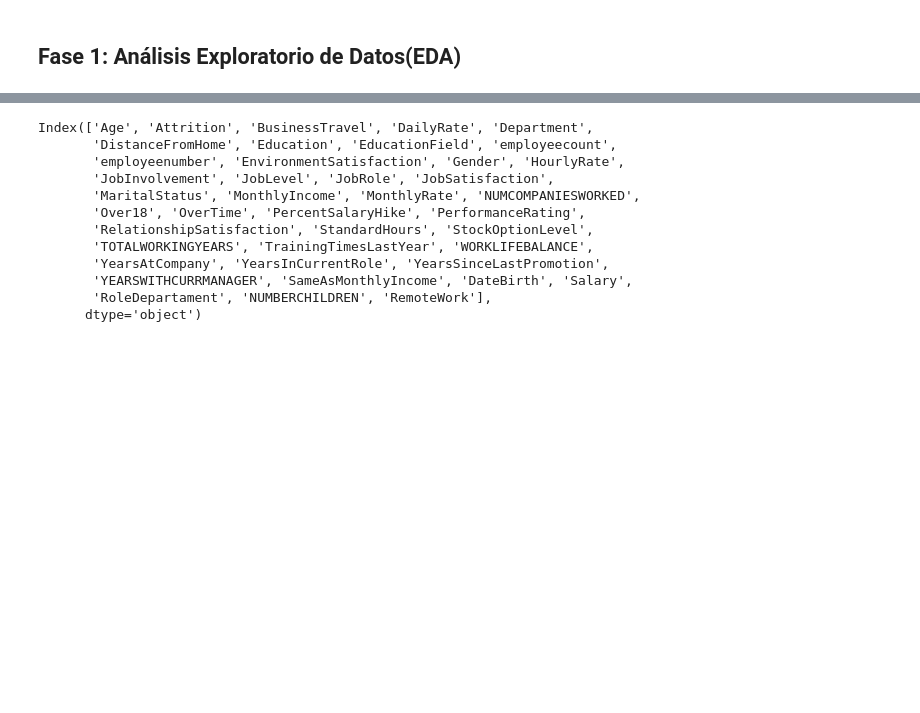
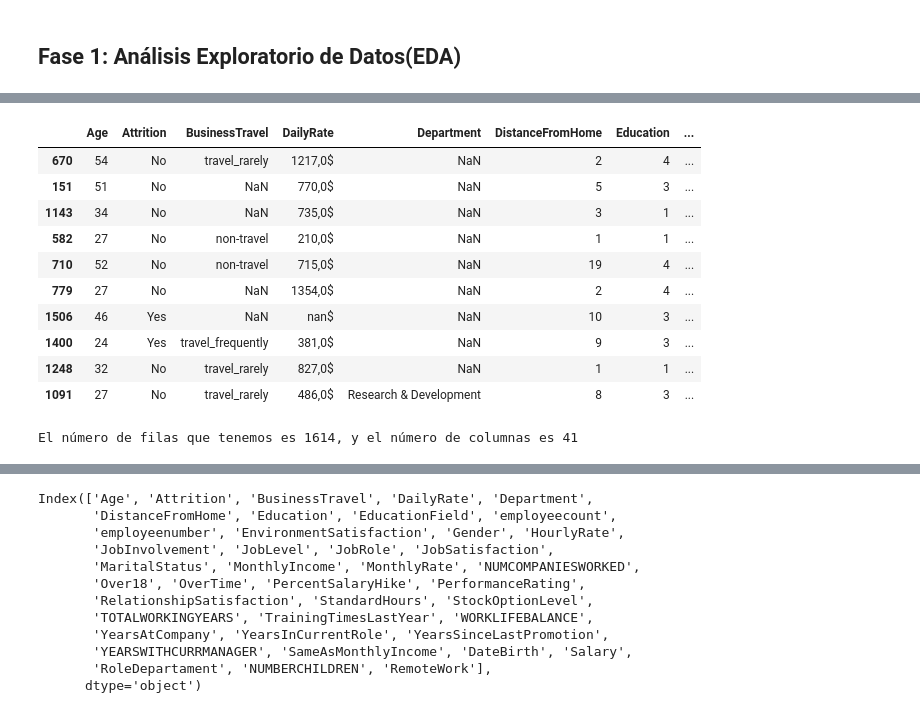
Before and after one commit to Paulamc1695/proyecto_da_promo_J_modulo_3, a Jupyter notebook: EDA_proyecto.ipynb, the cells around one changed output, grey strips where cells are left out. Cells and saved outputs as stored; diff of their text form; code cells hidden in the pictures; blank space fills up the shorter version.

```diff
--- a/EDA_proyecto.ipynb
+++ b/EDA_proyecto.ipynb
@@ -38,0 +53,21 @@ df_info.head(2)
+# %%
+ # 10 filas aleatorias del data frame
+df_info.sample(10)
+# %% [output]
+|  | Age | Attrition | BusinessTravel | DailyRate | Department | DistanceFromHome | Education | ... |
+| 670 | 54 | No | travel_rarely | 1217,0$ | NaN | 2 | 4 | ... |
+| 151 | 51 | No | NaN | 770,0$ | NaN | 5 | 3 | ... |
+| 1143 | 34 | No | NaN | 735,0$ | NaN | 3 | 1 | ... |
+| 582 | 27 | No | non-travel | 210,0$ | NaN | 1 | 1 | ... |
+| 710 | 52 | No | non-travel | 715,0$ | NaN | 19 | 4 | ... |
+| 779 | 27 | No | NaN | 1354,0$ | NaN | 2 | 4 | ... |
+| 1506 | 46 | Yes | NaN | nan$ | NaN | 10 | 3 | ... |
+| 1400 | 24 | Yes | travel_frequently | 381,0$ | NaN | 9 | 3 | ... |
+| 1248 | 32 | No | travel_rarely | 827,0$ | NaN | 1 | 1 | ... |
+| 1091 | 27 | No | travel_rarely | 486,0$ | Research & Development | 8 | 3 | ... |
+# %%
+# Cantidad de columnas y filas
+
+print(f"El número de filas que tenemos es {df_info.shape[0]}, y el número de columnas es {df_info.shape[1]}")
+# %% [output]
+El número de filas que tenemos es 1614, y el número de columnas es 41
```
Also changed, not shown: parts of 17 cells of this notebook.
